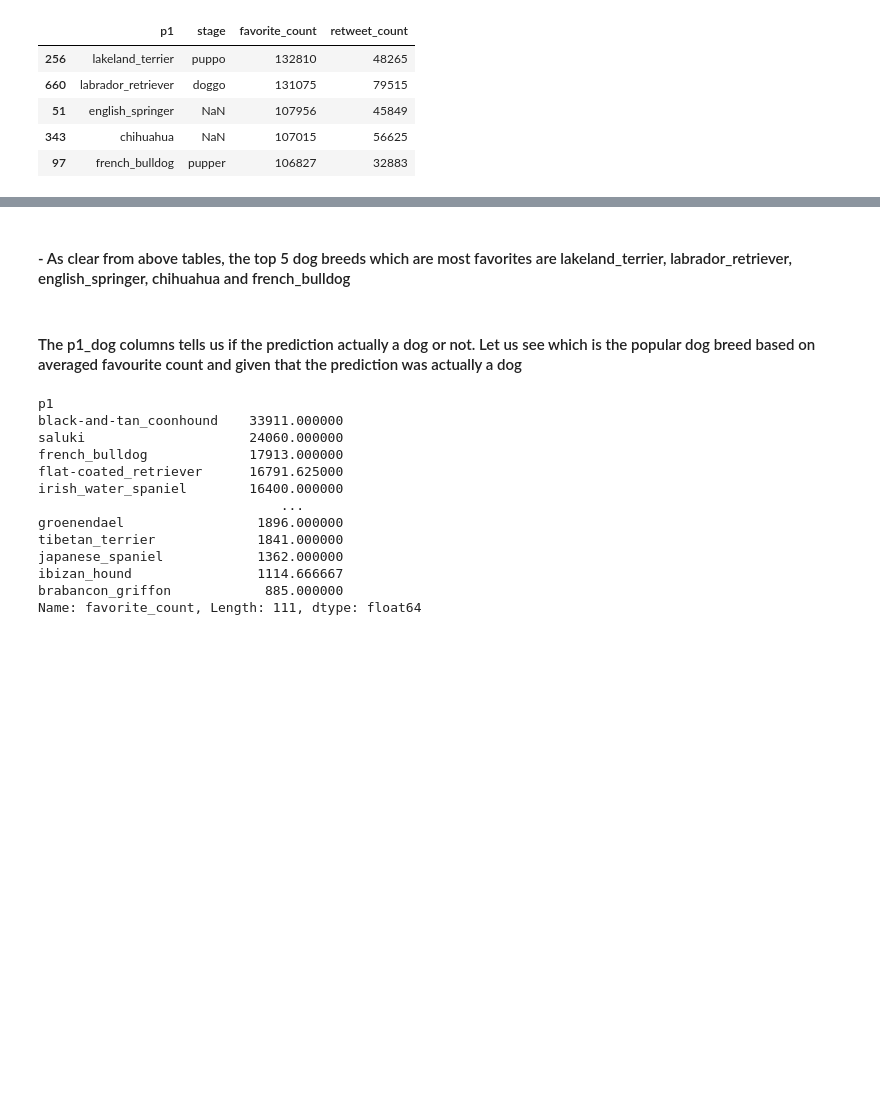
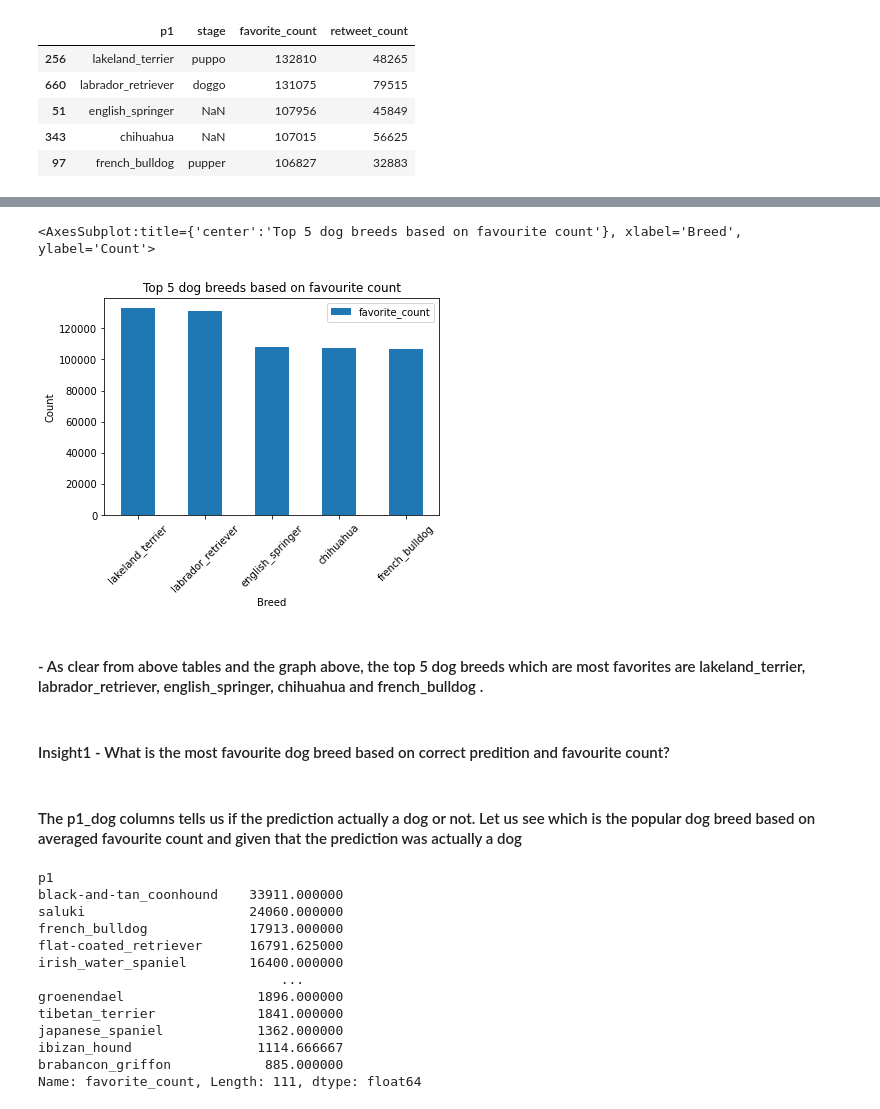
Before and after one commit to preaa/DataWrangling, a Jupyter notebook: Wrangle_act.ipynb, the cells around one changed output, grey strips where cells are left out. Drawn from its saved outputs; the diff is of its cells as text; code cells hidden in the pictures; blank space fills up the shorter version.

```diff
--- a/Wrangle_act.ipynb
+++ b/Wrangle_act.ipynb
@@ -827,5 +825,12 @@ df_fav.head(10)
+# %%
+df_fav.plot.bar(x='p1', y='favorite_count', title="Top 5 dog breeds based on favourite count", xlabel = 'Breed', ylabel = 'Count', rot=45)
+# %% [output]
+<AxesSubplot:title={'center':'Top 5 dog breeds based on favourite count'}, xlabel='Breed', ylabel='Count'>
+[figure, added]
 # %% [markdown]
-#### - As clear from above tables, the top 5 dog breeds which are most favorites are lakeland_terrier, labrador_retriever, english_springer, chihuahua and french_bulldog
+#### - As clear from above tables and the graph above, the top 5 dog breeds which are most favorites are lakeland_terrier, labrador_retriever, english_springer, chihuahua and french_bulldog .
-# %% [markdown]
-####   The p1_dog columns tells us if the prediction actually a dog or not. Let us see which is the popular dog breed based on averaged favourite count and given that the prediction was actually a dog
+# %% [markdown]
+#### Insight1 - What is the most favourite dog breed based on correct predition and favourite count?
+# %% [markdown]
+####   The p1_dog columns tells us if the prediction actually a dog or not. Let us see which is the popular dog breed based on averaged favourite count and given that the prediction was actually a dog
 # %%
```
Also changed, not shown: parts of 37 cells of this notebook, 3 other files.
